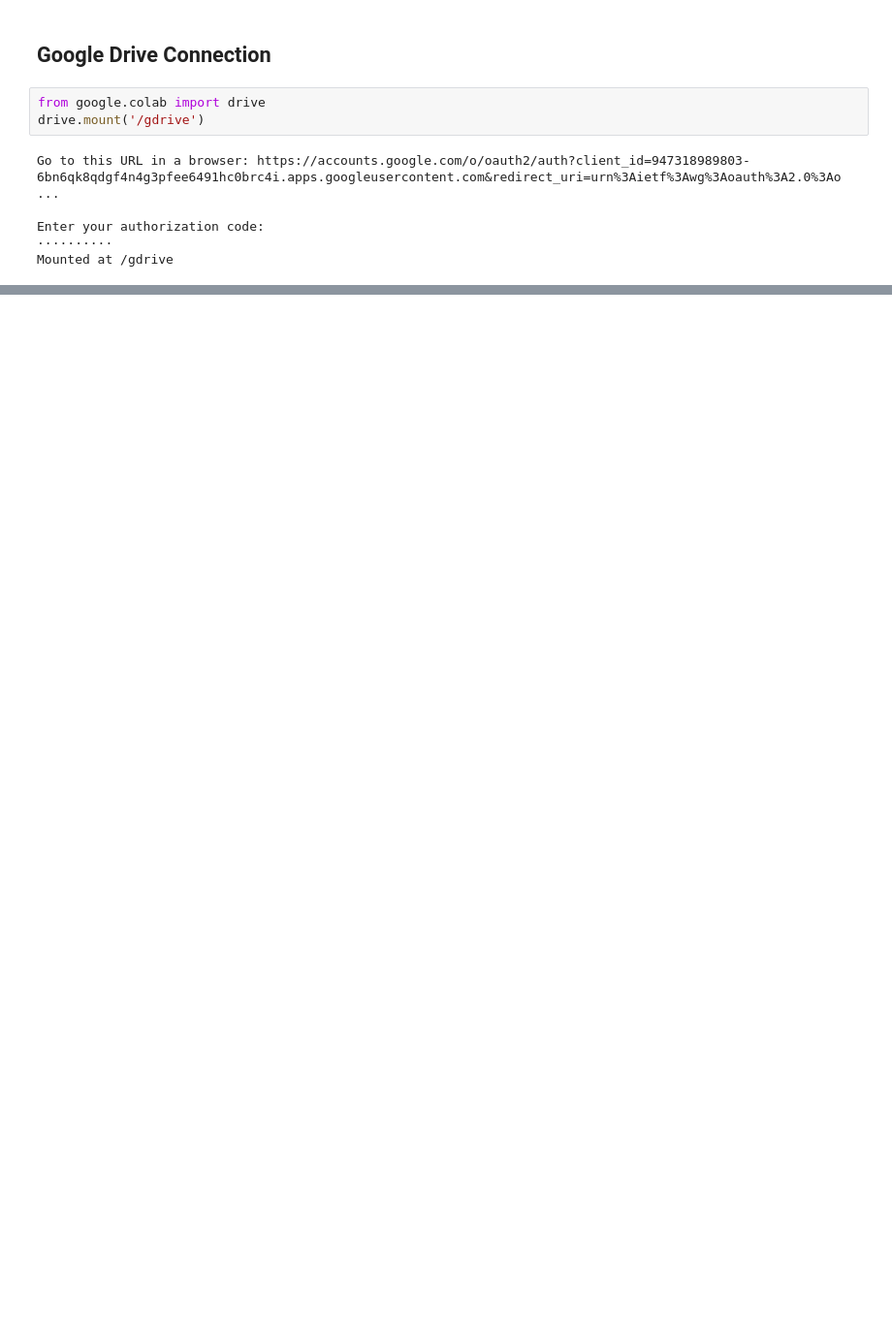
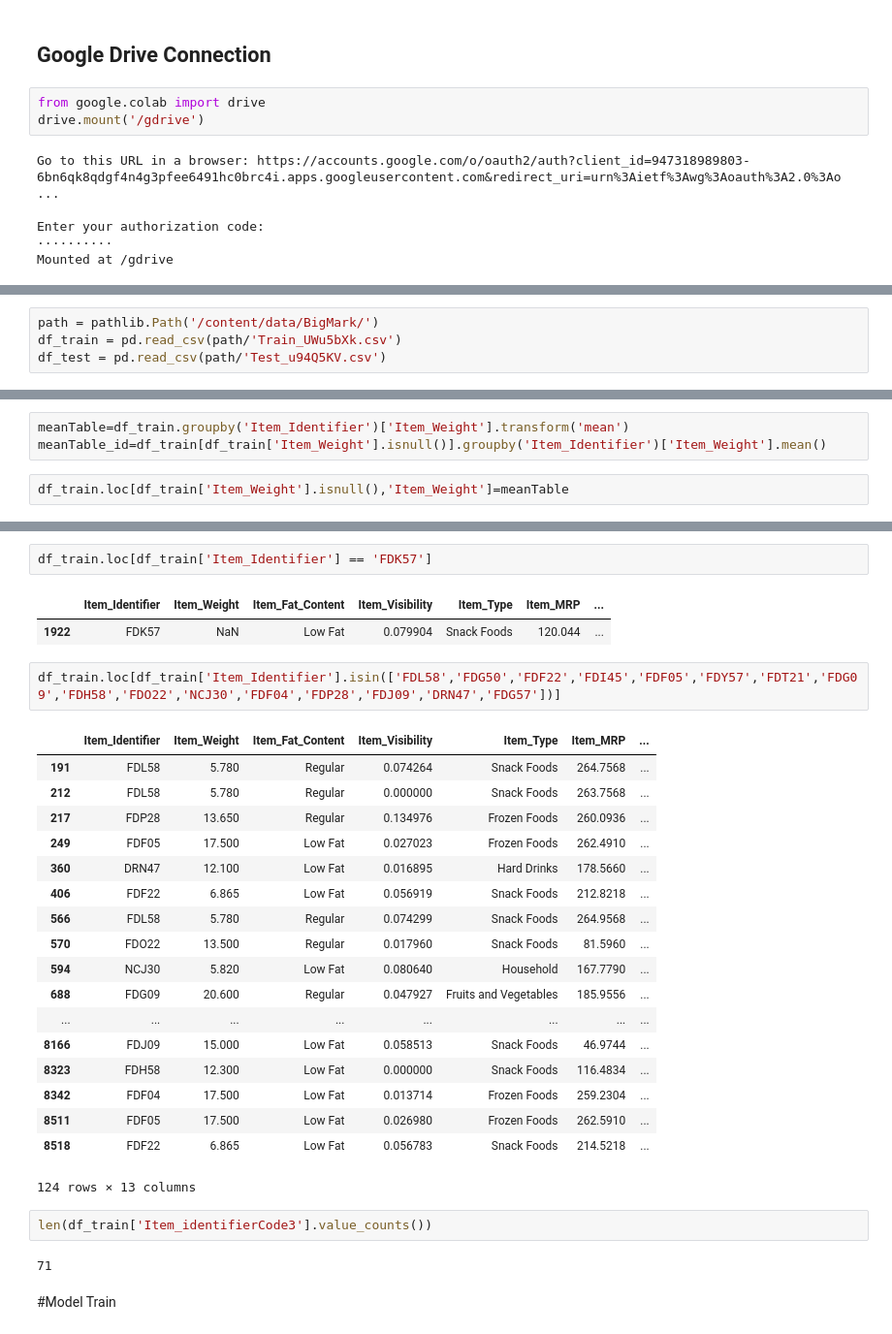
Before and after one commit to fbelinchon/BigMart_2013_sales, a Jupyter notebook: Vidhya_BigMark_2013.ipynb, the cells around one changed output, grey strips where cells are left out. Shown at 97% size. Cells and saved outputs as stored; diff of their text form; blank space fills up the shorter version.

```diff
--- a/Vidhya_BigMark_2013.ipynb
+++ b/Vidhya_BigMark_2013.ipynb
@@ -13,0 +24,4 @@ Mounted at /gdrive
+# %%
+path = pathlib.Path('/content/data/BigMark/')
+df_train = pd.read_csv(path/'Train_UWu5bXk.csv')
+df_test = pd.read_csv(path/'Test_u94Q5KV.csv')
@@ -13,0 +98,5 @@ Mounted at /gdrive
+# %%
+meanTable=df_train.groupby('Item_Identifier')['Item_Weight'].transform('mean')
+meanTable_id=df_train[df_train['Item_Weight'].isnull()].groupby('Item_Identifier')['Item_Weight'].mean()
+# %%
+df_train.loc[df_train['Item_Weight'].isnull(),'Item_Weight']=meanTable
@@ -13,0 +167,32 @@ Mounted at /gdrive
+# %%
+df_train.loc[df_train['Item_Identifier'] == 'FDK57']
+# %% [output]
+|  | Item_Identifier | Item_Weight | Item_Fat_Content | Item_Visibility | Item_Type | Item_MRP | ... |
+| 1922 | FDK57 | NaN | Low Fat | 0.079904 | Snack Foods | 120.044 | ... |
+# %%
+df_train.loc[df_train['Item_Identifier'].isin(['FDL58','FDG50','FDF22','FDI45','FDF05','FDY57','FDT21','FDG09','FDH58','FDO22','NCJ30','FDF04','FDP28','FDJ09','DRN47','FDG57'])]
+# %% [output]
+|  | Item_Identifier | Item_Weight | Item_Fat_Content | Item_Visibility | Item_Type | Item_MRP | ... |
+| 191 | FDL58 | 5.780 | Regular | 0.074264 | Snack Foods | 264.7568 | ... |
+| 212 | FDL58 | 5.780 | Regular | 0.000000 | Snack Foods | 263.7568 | ... |
+| 217 | FDP28 | 13.650 | Regular | 0.134976 | Frozen Foods | 260.0936 | ... |
+| 249 | FDF05 | 17.500 | Low Fat | 0.027023 | Frozen Foods | 262.4910 | ... |
+| 360 | DRN47 | 12.100 | Low Fat | 0.016895 | Hard Drinks | 178.5660 | ... |
+| 406 | FDF22 | 6.865 | Low Fat | 0.056919 | Snack Foods | 212.8218 | ... |
+| 566 | FDL58 | 5.780 | Regular | 0.074299 | Snack Foods | 264.9568 | ... |
+| 570 | FDO22 | 13.500 | Regular | 0.017960 | Snack Foods | 81.5960 | ... |
+| 594 | NCJ30 | 5.820 | Low Fat | 0.080640 | Household | 167.7790 | ... |
+| 688 | FDG09 | 20.600 | Regular | 0.047927 | Fruits and Vegetables | 185.9556 | ... |
+| ... | ... | ... | ... | ... | ... | ... | ... |
+| 8166 | FDJ09 | 15.000 | Low Fat | 0.058513 | Snack Foods | 46.9744 | ... |
+| 8323 | FDH58 | 12.300 | Low Fat | 0.000000 | Snack Foods | 116.4834 | ... |
+| 8342 | FDF04 | 17.500 | Low Fat | 0.013714 | Frozen Foods | 259.2304 | ... |
+| 8511 | FDF05 | 17.500 | Low Fat | 0.026980 | Frozen Foods | 262.5910 | ... |
+| 8518 | FDF22 | 6.865 | Low Fat | 0.056783 | Snack Foods | 214.5218 | ... |
+124 rows × 13 columns
+# %%
+len(df_train['Item_identifierCode3'].value_counts())
+# %% [output]
+71
+# %% [markdown]
+#Model Train
```
Also changed, not shown: parts of 53 cells of this notebook.
